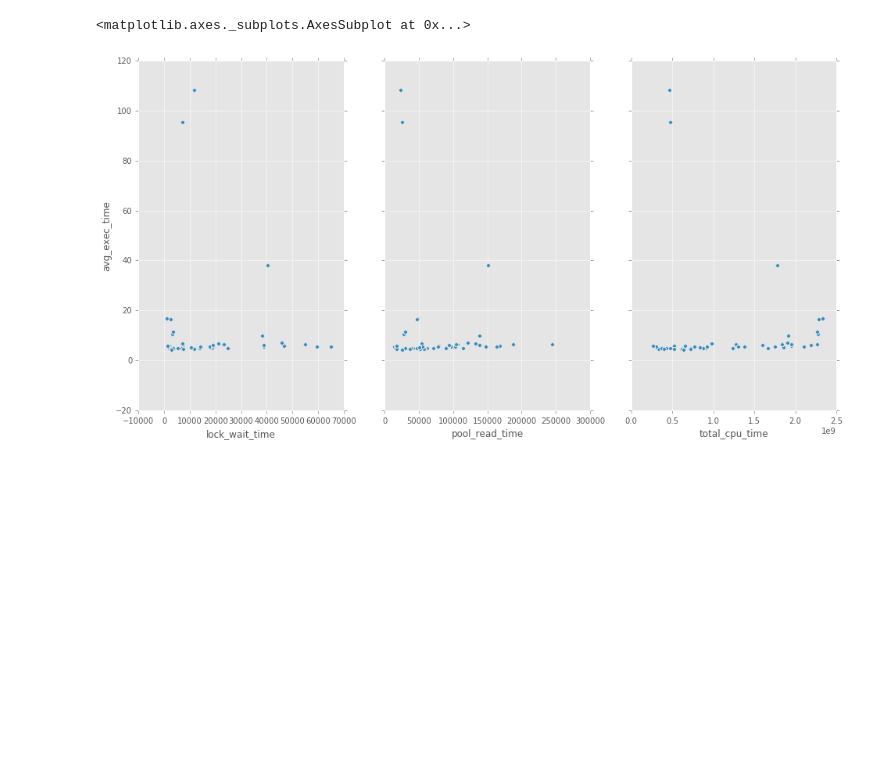
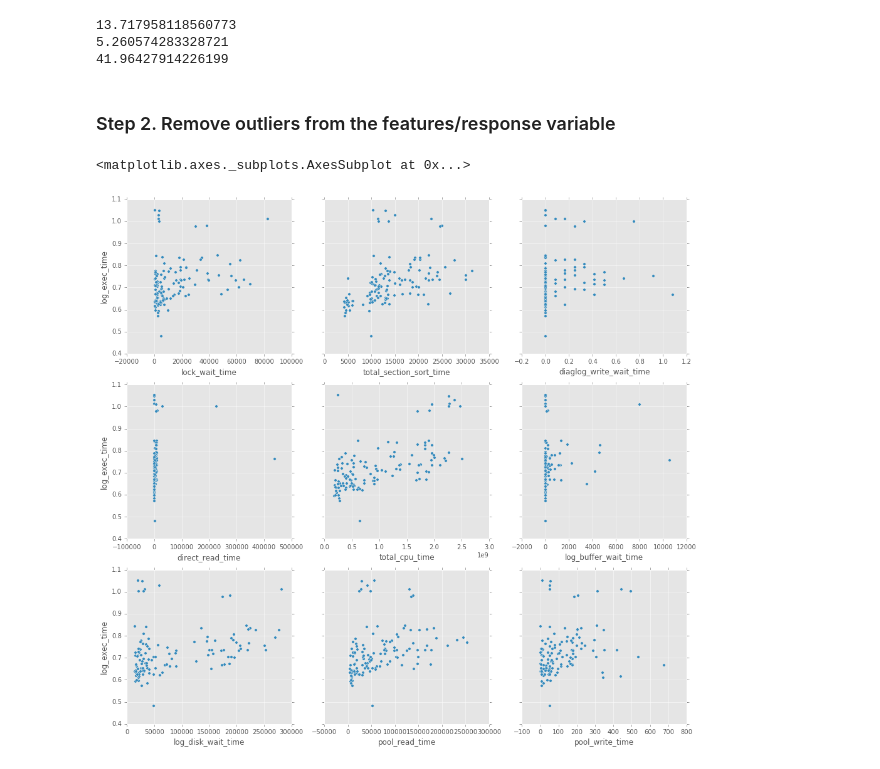
Before and after one commit to Durbha/DataScience, a Jupyter notebook: Data_Analysis/regression.ipynb, the cells around one changed output. Cells and saved outputs as stored; diff of their text form; code cells hidden in the pictures; blank space fills up the shorter version.

```diff
--- a/Data_Analysis/regression.ipynb
+++ b/Data_Analysis/regression.ipynb
@@ -37,20 +66,0 @@ final_df = final_df.set_index(['date', 'hour'])
-# %%
-fields = ['time','lock_wait_time','total_section_sort_time','diaglog_write_wait_time','direct_read_time','direct_write_time','log_buffer_wait_time','log_disk_wait_time','pool_read_time','pool_write_time','prefetch_wait_time','total_act_time','total_act_wait_time','total_cpu_time','total_extended_latch_wait_time','span']
-path = r'/data/developer/python'
-allFiles = glob.glob(path + "/workload_stats*.csv")
-list_ = []
-for file_ in allFiles:
-    regex = re.search('SQL_Metrics_([0-9]*-[0-9]*-[0-9]*)', file_)
-    wldf = pd.read_csv(file_,sep = '@',names = fields,index_col=False)
-    wldf['hour'] = 0
-    wldf['date'] = 0
-    for i in range (0,len(wldf)):
-        regex = re.search('([0-9-]*)T([0-9]*)', wldf.loc[i,('time')])
-        hour_int = int(regex.group(2)) + 1
-        wldf.loc[i,('date')] = regex.group(1)
-        wldf.loc[i,('hour')] = hour_int
-        list_.append(wldf)
-final_wldf = pd.concat(list_,ignore_index=True)
-final_wldf = final_wldf.set_index(['date', 'hour'])
-final_wldf.drop('time',axis=1,inplace = True)
-final_wldf.drop('span',axis=1,inplace = True)
@@ -59,11 +67,33 @@ final_df = final_df.merge(final_wldf, left_index = True, right_index=True, how='
+# %%
+print(final_df.avg_exec_time.mean())
+print(final_df.avg_exec_time.median())
+print(final_df.avg_exec_time.std())
+# %% [output]
+13.717958118560773
+5.260574283328721
+41.96427914226199
+# %% [markdown]
+### Step 2. Remove outliers from the features/response variable
+# %%
+import numpy as np
+final_df['log_exec_time'] = 0
+for i in range (0,len(final_df)):
+        final_df.iloc[i,final_df.columns.get_loc('log_exec_time')] = m.log10(final_df.iloc[i].avg_exec_time)
+final_df = final_df[np.abs(final_df.log_exec_time-final_df.log_exec_time.mean())<=(2*final_df.log_exec_time.std())]
 # %%
-fig, axs = plt.subplots(1, 3, sharey=True)
-final_df.plot(kind='scatter', x='lock_wait_time', y='avg_exec_time', ax=axs[0], figsize=(16, 8))
-final_df.plot(kind='scatter', x='pool_read_time', y='avg_exec_time', ax=axs[1])
-final_df.plot(kind='scatter', x='total_cpu_time', y='avg_exec_time', ax=axs[2])
+fig, axs = plt.subplots(3, 3, sharey=True)
+final_df.plot(kind='scatter', x='lock_wait_time', y='log_exec_time', ax=axs[0][0], figsize=(16, 15))
+final_df.plot(kind='scatter', x='total_section_sort_time', y='log_exec_time', ax=axs[0][1])
+final_df.plot(kind='scatter', x='diaglog_write_wait_time', y='log_exec_time', ax=axs[0][2])
+final_df.plot(kind='scatter', x='direct_read_time', y='log_exec_time', ax=axs[1][0])
+final_df.plot(kind='scatter', x='total_cpu_time', y='log_exec_time', ax=axs[1][1])
+final_df.plot(kind='scatter', x='log_buffer_wait_time', y='log_exec_time', ax=axs[1][2])
+final_df.plot(kind='scatter', x='log_disk_wait_time', y='log_exec_time', ax=axs[2][0])
+final_df.plot(kind='scatter', x='pool_read_time', y='log_exec_time', ax=axs[2][1])
+final_df.plot(kind='scatter', x='pool_write_time', y='log_exec_time', ax=axs[2][2])
 # %% [output]
 <matplotlib.axes._subplots.AxesSubplot at 0x...>
-[figure, old version]
+[figure, new version]
 # %%
 import statsmodels.formula.api as smf
 
```
Also changed, not shown: parts of 11 cells of this notebook.
